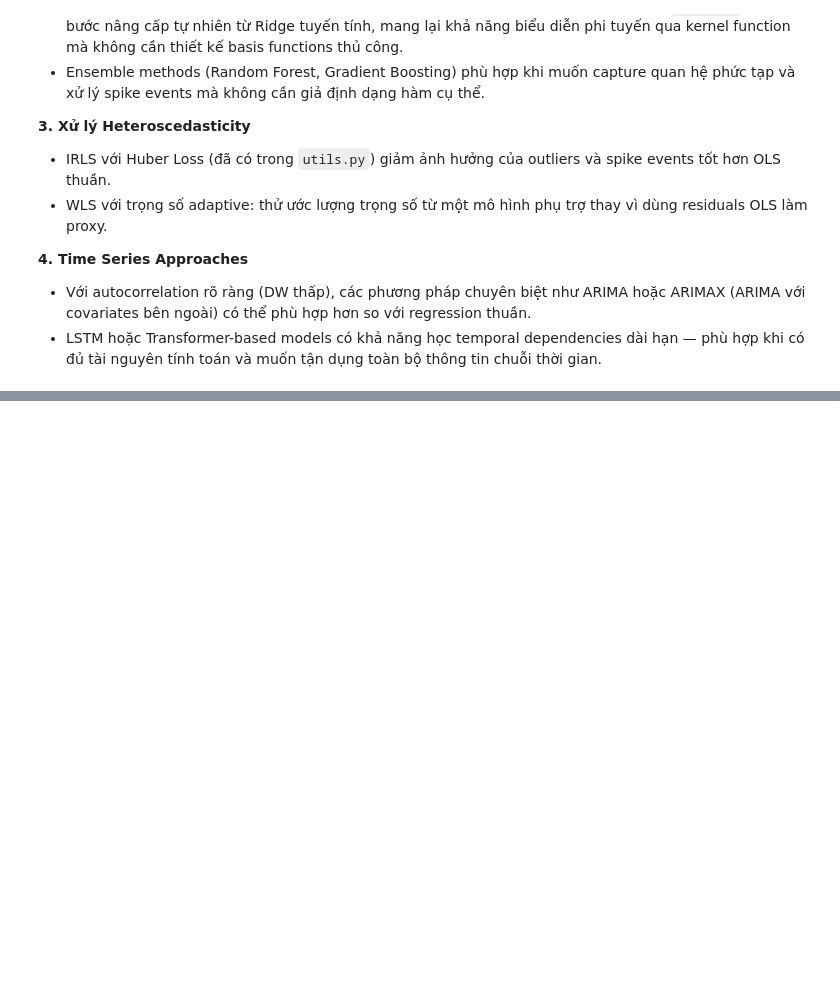
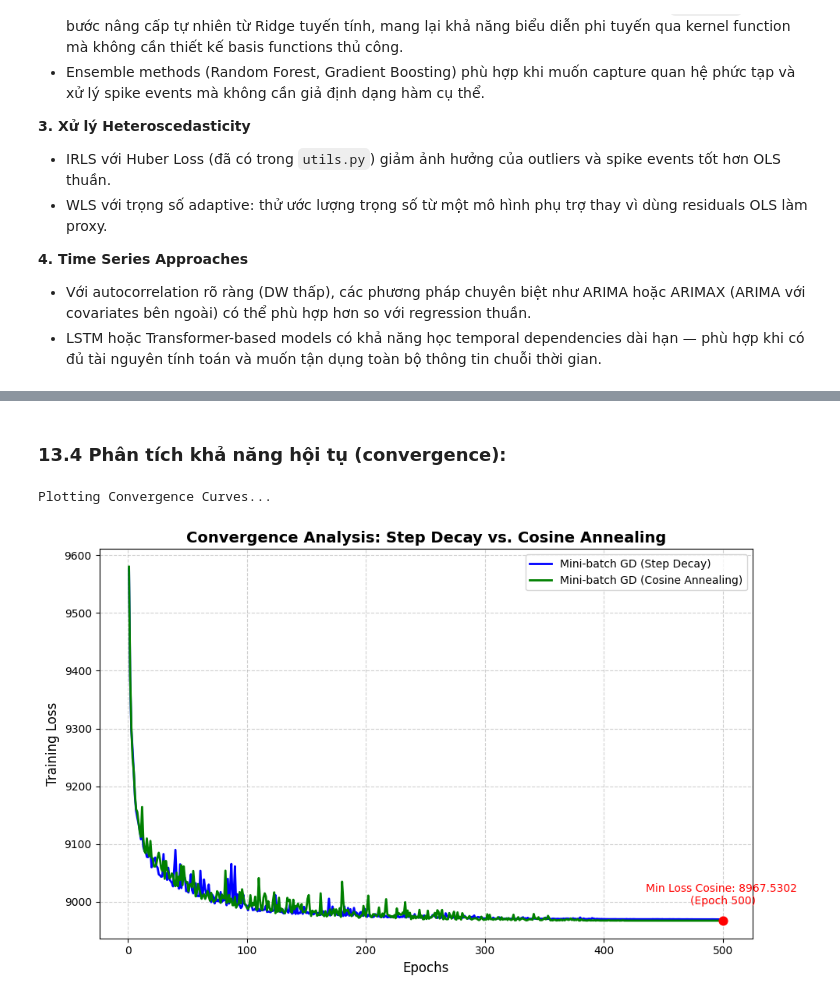
Before and after one commit to ThanhChuong12/Supervised-Learning-Regression-Classification, a Jupyter notebook: code/Part1_Regression/02_modeling.ipynb, the cells around one changed output, grey strips where cells are left out. Drawn from its saved outputs; the diff is of its cells as text; code cells hidden in the pictures; blank space fills up the shorter version.

```diff
--- a/code/Part1_Regression/02_modeling.ipynb
+++ b/code/Part1_Regression/02_modeling.ipynb
@@ -2520,0 +2564,8 @@ Dựa trên các phân tích trong PART 4, dưới đây là các hướng cải
+# %% [markdown]
+### **13.4 Phân tích khả năng hội tụ (convergence):**
+# %%
+print("\nPlotting Convergence Curves...")
+plot_learning_rate_convergence(losses_step, losses_cosine)
+# %% [output]
+Plotting Convergence Curves...
+[figure, added]
```
Also changed, not shown: parts of 17 cells of this notebook, 2 other files.
